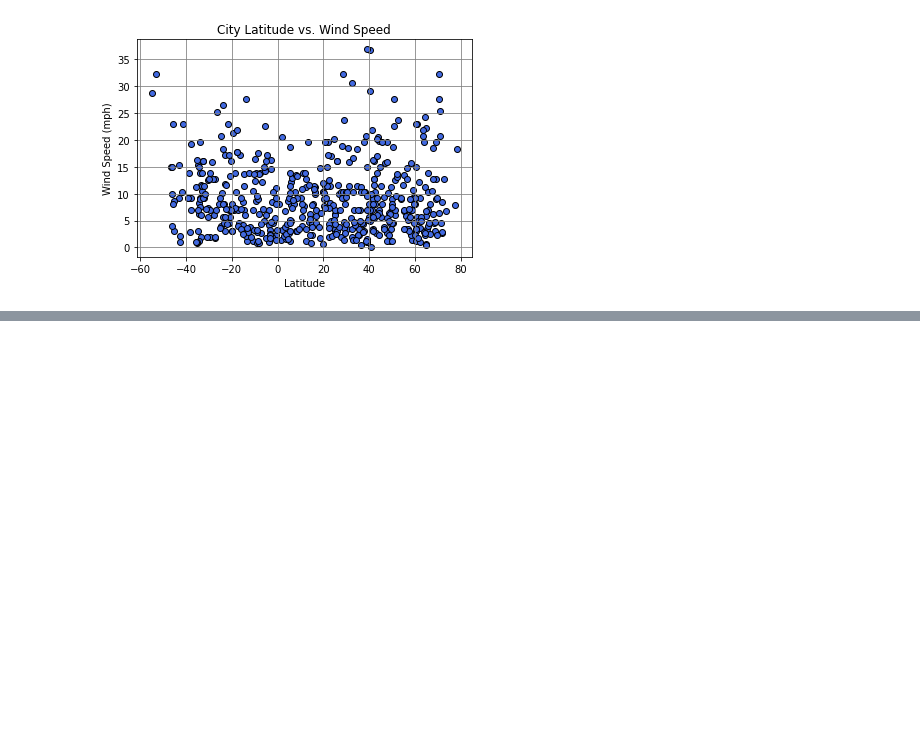
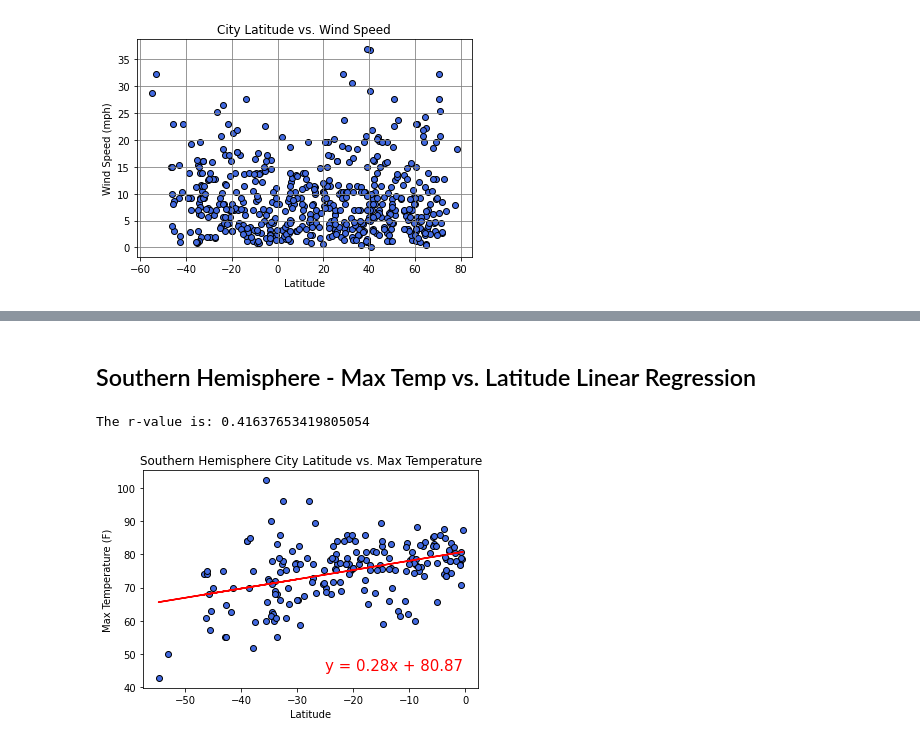
Before and after one commit to ToshaZ/Python-API-Challenge, a Jupyter notebook: WeatherPy/WeatherPy.ipynb, the cells around one changed output, grey strips where cells are left out. Saved outputs shown, nothing was run; the diff lists cells and outputs as text; code cells hidden in the pictures; blank space fills up the shorter version.

```diff
--- a/WeatherPy/WeatherPy.ipynb
+++ b/WeatherPy/WeatherPy.ipynb
@@ -249,0 +295,3 @@ plt.show()
+# %%
+southern_hem_df = weather_df.loc[(weather_df['Latitude']) < 0, :]
+southern_hem_df.head()
@@ -249,0 +305,28 @@ plt.show()
+# %% [markdown]
+ ## Southern Hemisphere - Max Temp vs. Latitude Linear Regression
+# %%
+#Label axis
+x_axis = southern_hem_df["Latitude"]
+y_axis = southern_hem_df["Max Temperature"]
+
+plt.title("Southern Hemisphere City Latitude vs. Max Temperature")
+plt.xlabel("Latitude")
+plt.ylabel("Max Temperature (F)")
+
+#Add linear regression
+(slope, intercept, rvalue, pvalue, stderr) = linregress(x_axis, y_axis)
+regress_values = x_axis * slope + intercept
+line_eq = "y = " + str(round(slope,2)) + "x + " + str(round(intercept,2))
+plt.plot(x_axis,regress_values,"r-")
+plt.annotate(line_eq,(-25,45),fontsize=15,color="red")
+
+#Plot graph
+plt.scatter(x_axis, y_axis, marker="o", color="royalblue", edgecolors="black")
+
+#Save image and print
+print(f"The r-value is: {rvalue}")
+plt.savefig('Lat_vs_temp_south_reg.png')
+plt.show()
+# %% [output]
+The r-value is: 0.41637653419805054
+[figure, added]
```
Also changed, not shown: parts of 32 cells of this notebook, 9 other files.
